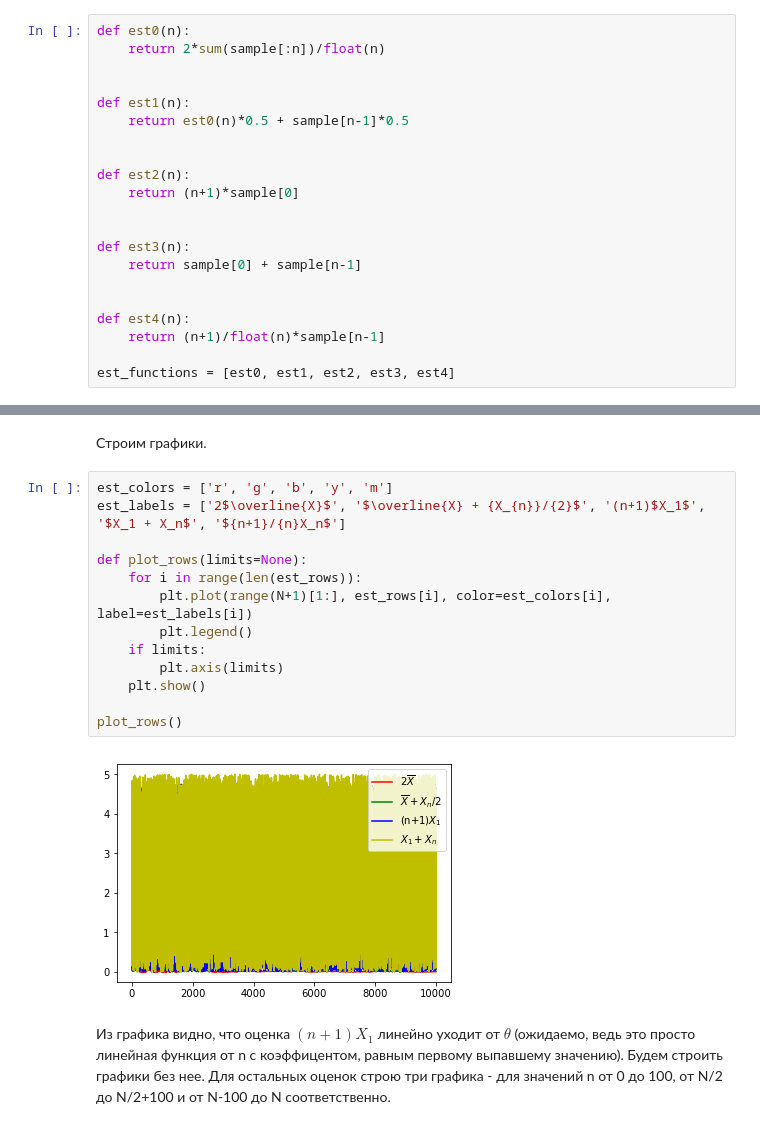
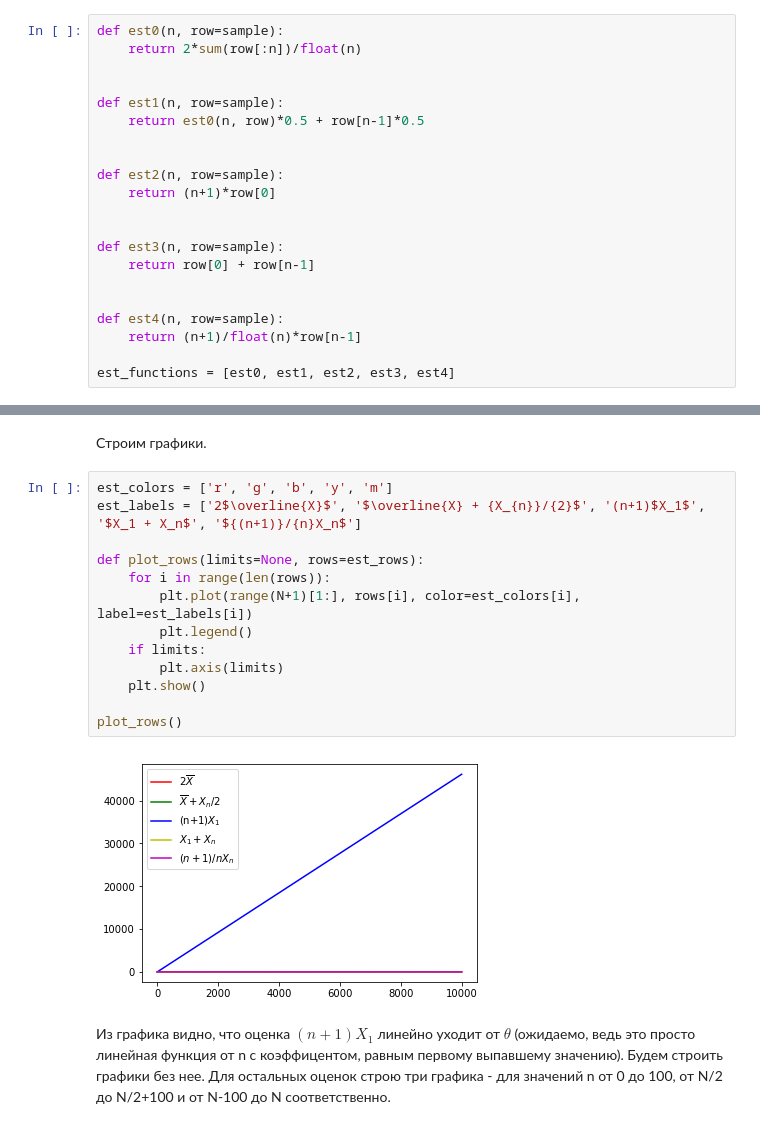
Before and after one commit to KaloshinPE/matstatistics, a Jupyter notebook: task1/task1 report.ipynb, the cells around one changed output, grey strips where cells are left out. Saved outputs shown, nothing was run; the diff lists cells and outputs as text.

```diff
--- a/task1/task1 report.ipynb
+++ b/task1/task1 report.ipynb
@@ -11,24 +11,24 @@ sample = theta*np.random.rand(N)
 # %% [markdown]
 Определяем функции оценок. Каждая принимает на вход n - размер выборки, для которого нужно считать оценкую
 # %%
-def est0(n):
-    return 2*sum(sample[:n])/float(n)
+def est0(n, row=sample):
+    return 2*sum(row[:n])/float(n)
 
 
-def est1(n):
-    return est0(n)*0.5 + sample[n-1]*0.5
+def est1(n, row=sample):
+    return est0(n, row)*0.5 + row[n-1]*0.5
 
 
-def est2(n):
-    return (n+1)*sample[0]
+def est2(n, row=sample):
+    return (n+1)*row[0]
 
 
-def est3(n):
-    return sample[0] + sample[n-1]
+def est3(n, row=sample):
+    return row[0] + row[n-1]
 
 
-def est4(n):
-    return (n+1)/float(n)*sample[n-1]
+def est4(n, row=sample):
+    return (n+1)/float(n)*row[n-1]
 
 est_functions = [est0, est1, est2, est3, est4]
 # %% [markdown]
@@ -42,19 +42,19 @@ for n in range(N+1)[1:]:
 Строим графики.
 # %%
 est_colors = ['r', 'g', 'b', 'y', 'm']
-est_labels = ['2$\overline{X}$', '$\overline{X} + {X_{n}}/{2}$', '(n+1)$X_1$', '$X_1 + X_n$', '${n+1}/{n}X_n$']
+est_labels = ['2$\overline{X}$', '$\overline{X} + {X_{n}}/{2}$', '(n+1)$X_1$', '$X_1 + X_n$', '${(n+1)}/{n}X_n$']
 
-def plot_rows(limits=None):
-    for i in range(len(est_rows)):
-        plt.plot(range(N+1)[1:], est_rows[i], color=est_colors[i], label=est_labels[i])
+def plot_rows(limits=None, rows=est_rows):
+    for i in range(len(rows)):
+        plt.plot(range(N+1)[1:], rows[i], color=est_colors[i], label=est_labels[i])
         plt.legend()
     if limits:
         plt.axis(limits)
     plt.show()
 
 plot_rows()
 # %% [output]
-[figure, old version]
+[figure, new version]
 # %% [markdown]
 Из графика видно, что оценка $(n+1)X_1$ линейно уходит от $\theta$ (ожидаемо, ведь это просто линейная функция от n с коэффицентом, равным первому выпавшему значению). Будем строить графики без нее. Для остальных оценок строю три графика - для значений n от 0 до 100, от N/2 до N/2+100 и от N-100 до N соответственно.
 # %%
```
Also changed, not shown: parts of 11 cells of this notebook.
